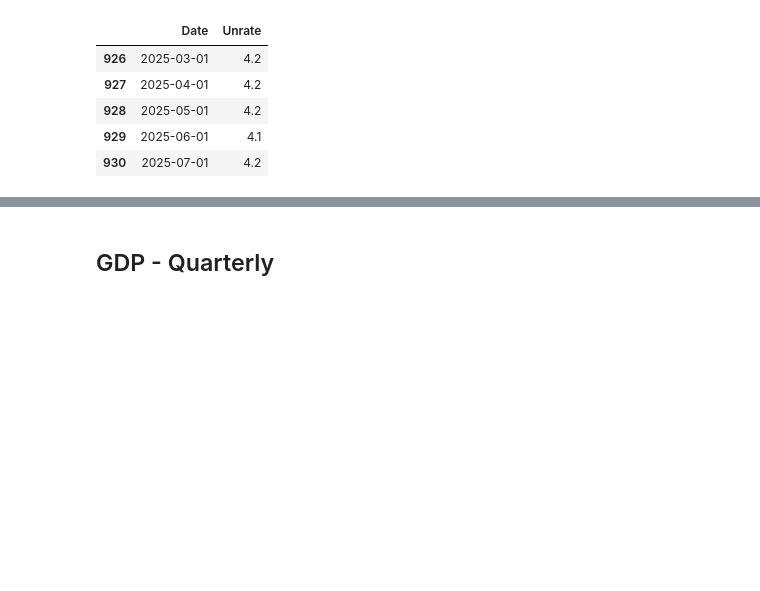
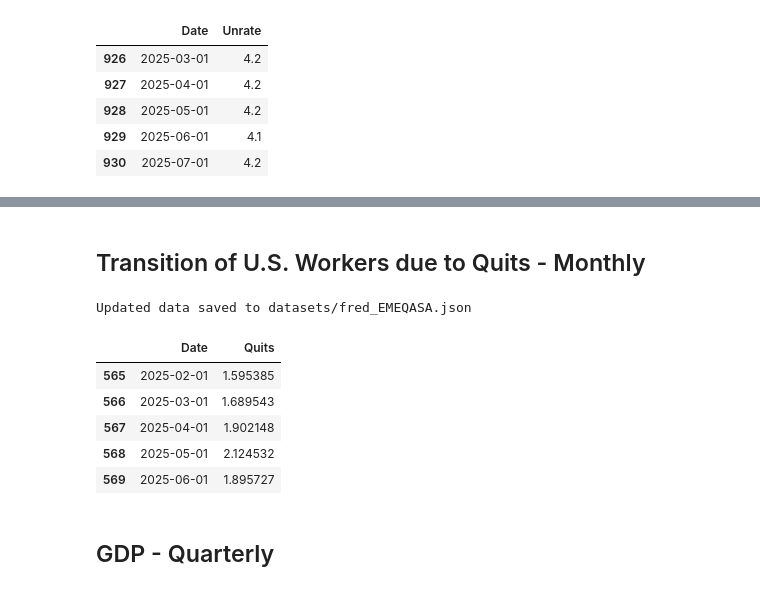
Before and after one commit to wallscreet/fred, a Jupyter notebook: datasets.ipynb, the cells around one changed output, grey strips where cells are left out. Saved outputs shown, nothing was run; the diff lists cells and outputs as text; code cells hidden in the pictures; blank space fills up the shorter version.

```diff
--- a/datasets.ipynb
+++ b/datasets.ipynb
@@ -365,0 +409,17 @@ fig.show()
+# %% [markdown]
+## Transition of U.S. Workers due to Quits - Monthly
+# %%
+quits = fred.get_series('EMEQASA')
+df_quits = quits.to_frame().reset_index()
+df_quits.columns = ['Date', 'Quits']
+
+series_to_json('EMEQASA', df_quits)
+df_quits.tail()
+# %% [output]
+Updated data saved to datasets/fred_EMEQASA.json
+|  | Date | Quits |
+| 565 | 2025-02-01 | 1.595385 |
+| 566 | 2025-03-01 | 1.689543 |
+| 567 | 2025-04-01 | 1.902148 |
+| 568 | 2025-05-01 | 2.124532 |
+| 569 | 2025-06-01 | 1.895727 |
```
Also changed, not shown: parts of 11 cells of this notebook, 4 other files.
